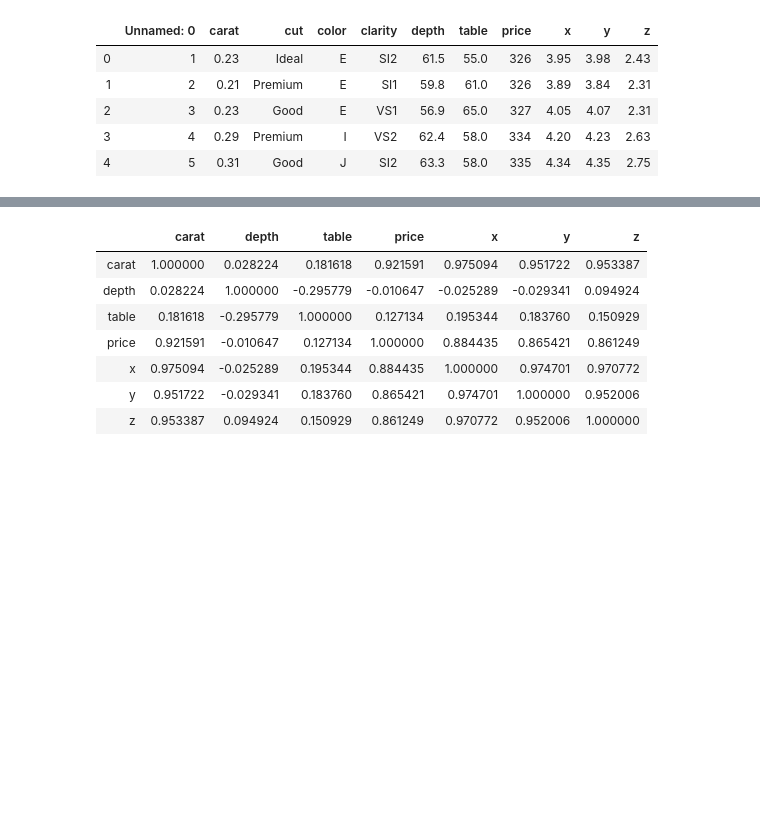
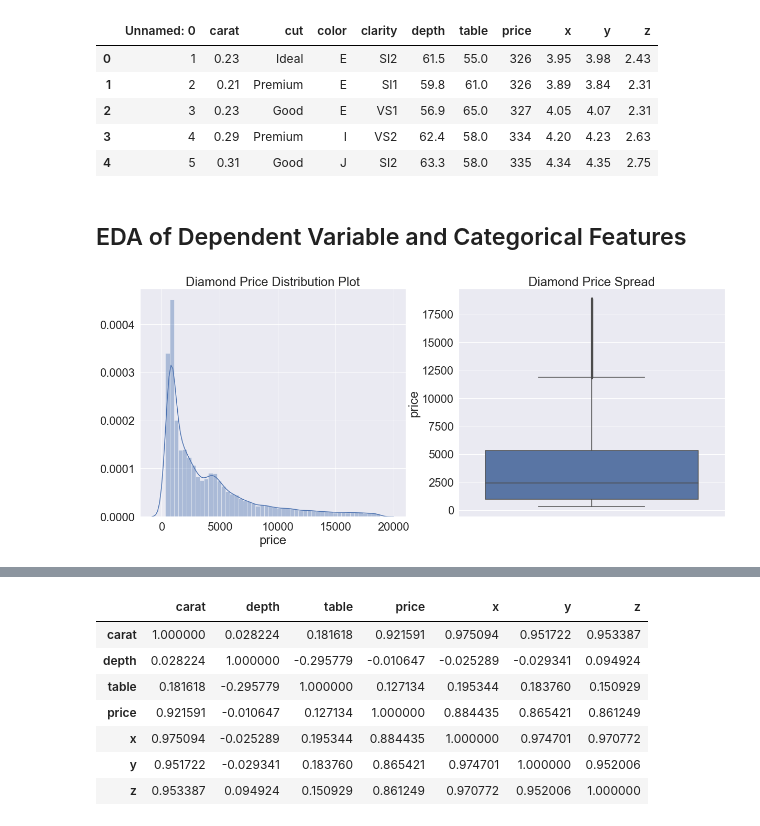
Before and after one commit to chrispfchung/diamonds-regression-project, a Jupyter notebook: Lin_reg_project_code_bpb.ipynb, the cells around one changed output, grey strips where cells are left out. Saved outputs shown, nothing was run; the diff lists cells and outputs as text; code cells hidden in the pictures; blank space fills up the shorter version.

```diff
--- a/Lin_reg_project_code_bpb.ipynb
+++ b/Lin_reg_project_code_bpb.ipynb
@@ -14,3 +18,19 @@ df.head()
 | 4 | 5 | 0.31 | Good | J | SI2 | 63.3 | 58.0 | 335 | 4.34 | 4.35 | 2.75 |
 # %%
 df1 = df1.drop(['Unnamed: 0'], axis = 1)
+# %% [markdown]
+## EDA of Dependent Variable and Categorical Features
+# %%
+plt.figure(figsize=(20,8))
+
+plt.subplot(1,2,1)
+plt.title('Diamond Price Distribution Plot')
+sns.distplot(df1.price)
+
+plt.subplot(1,2,2)
+plt.title('Diamond Price Spread')
+sns.boxplot(y=df1.price)
+
+plt.show()
+# %% [output]
+[figure, added]
```
Also changed, not shown: parts of 17 cells of this notebook.
